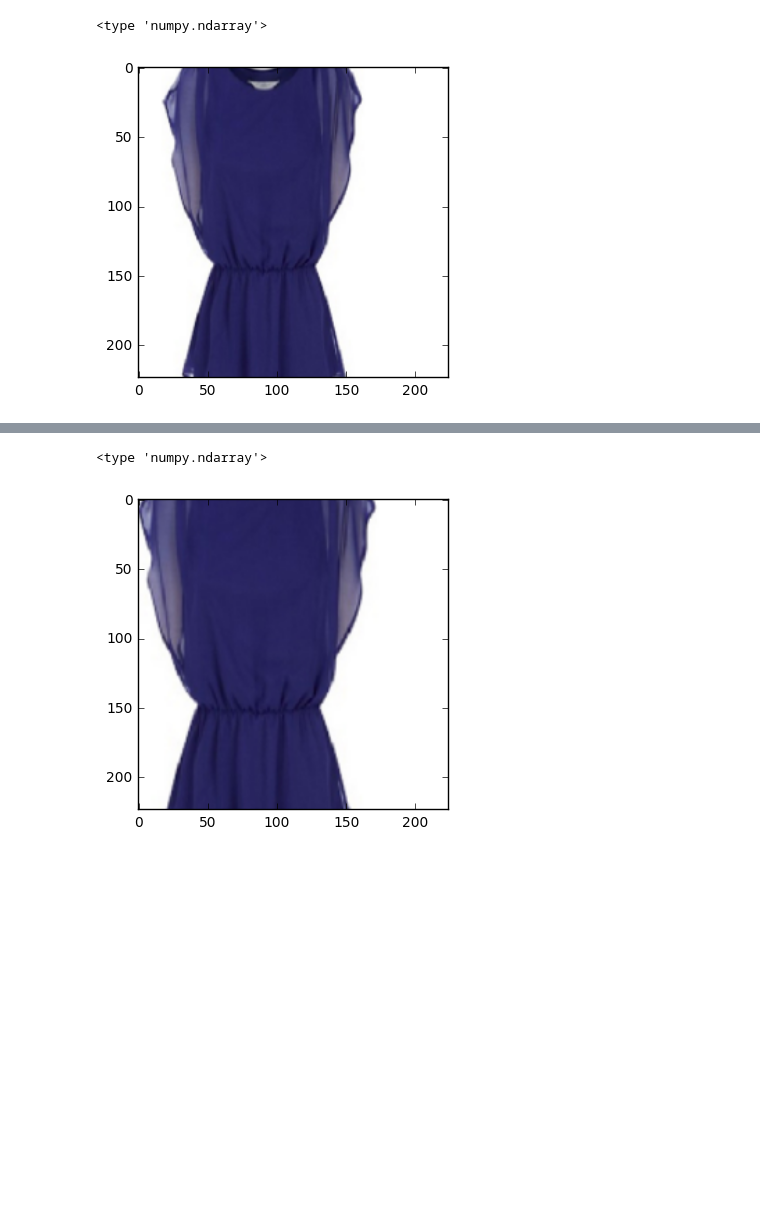
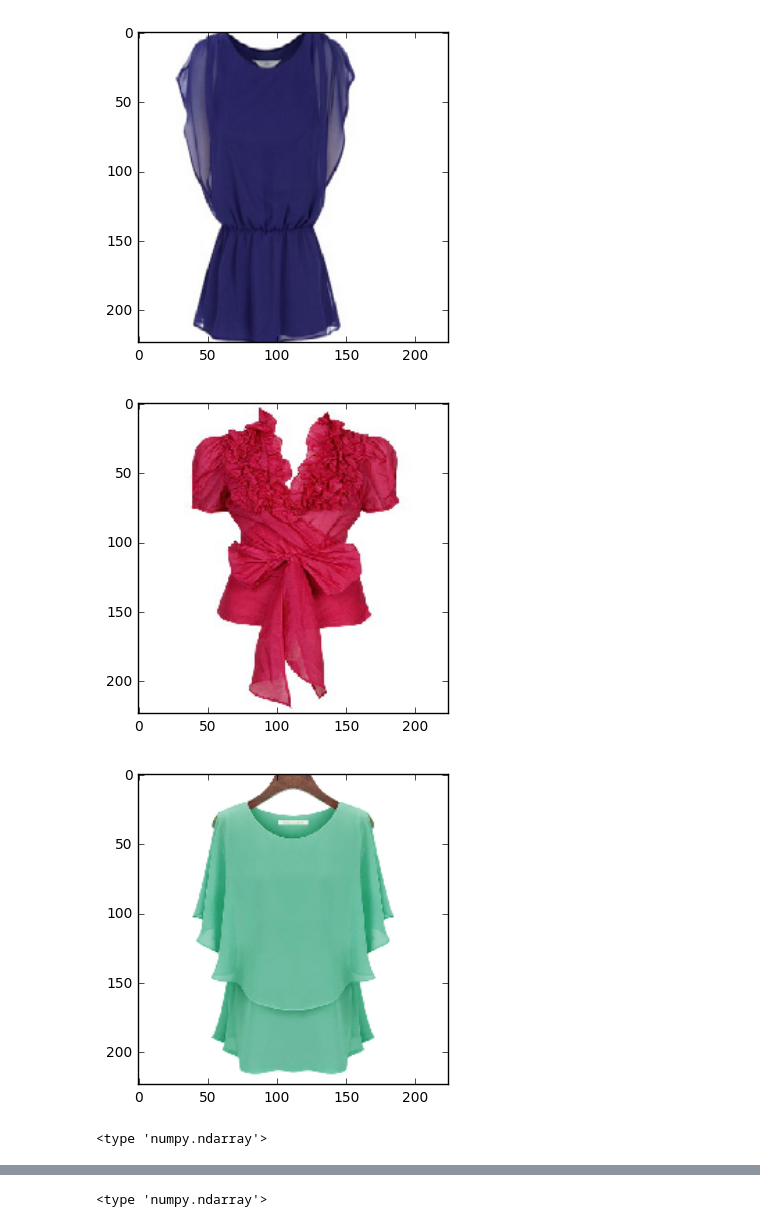
Before and after one commit to jorge190588/IA, a Jupyter notebook: TensorFlow con Docker/files/Examples/DataAugmentationTechniques/scaling.ipynb, the cells around one changed output, grey strips where cells are left out. Cells and saved outputs as stored; diff of their text form; code cells hidden in the pictures; blank space fills up the shorter version.

Commit message:
update scaling and translation files

```diff
--- a/TensorFlow con Docker/files/Examples/DataAugmentationTechniques/scaling.ipynb
+++ b/TensorFlow con Docker/files/Examples/DataAugmentationTechniques/scaling.ipynb
@@ -53,7 +86,7 @@ import matplotlib.image as mpimg
 import numpy as np
 import matplotlib.pyplot as plt
 IMAGE_SIZE = 224
-def tf_resize_images(rutaDeArchivos):
+def redimensionarImagenes(rutaDeArchivos):
     listaDeImagenes = []
     tf.reset_default_graph()
     imagenOriginal = tf.placeholder(tf.float32, (None, None, None))
@@ -61,8 +94,9 @@ def tf_resize_images(rutaDeArchivos):
     with tf.Session() as sess:
         sess.run(tf.global_variables_initializer())
         # Each image is resized individually as different image may be of different size.
+
         for contador, rutaDeImagen in enumerate(rutaDeArchivos):
-            print("Rutta de la imagen: "+str(rutaDeImagen))
+            print("Imagen # "+str(contador+1)+"/"+str(len(rutaDeArchivos))+" : "+str(rutaDeImagen))
             imagenDeEntrada = mpimg.imread(rutaDeImagen)[:, :, :3] # Do not read alpha channel.
             imagenConNuevoTamano = sess.run(tf_img, feed_dict = {imagenOriginal: imagenDeEntrada})
             imagenReparada= np.multiply(imagenConNuevoTamano, 1.0 / 255.0)
@@ -70,6 +104,5 @@ def tf_resize_images(rutaDeArchivos):
     listaDeImagenes = np.array(listaDeImagenes, dtype = np.float32) # Convert to numpy
     return listaDeImagenes
 
-#X_imgs = tf_resize_images(['/notebooks/imagenes/ropa/blusa1.jpg','/notebooks/imagenes/ropa/blusa2.jpg'])
-#imgplot = plt.imshow(X_imgs[0])
-#plt.show()
+# Obtener imagenes
+X_imgs = redimensionarImagenes(['/notebooks/imagenes/ropa/blusa1.jpg','/notebooks/imagenes/ropa/blusa2.jpg','/notebooks/imagenes/ropa/blusa3.jpg'])
@@ -76,22 +113,22 @@ def tf_resize_images(rutaDeArchivos):
 # %%
-def central_scale_images(listaDeImagenes, listaDeEscalas):
+def escalarImagenes(listaDeImagenes, listaDeEscalas):
     # Various settings needed for Tensorflow operation
-    boxes = np.zeros((len(listaDeEscalas), 4), dtype = np.float32)
 
+    recuadros = np.zeros((len(listaDeEscalas), 4), dtype = np.float32)
     for contador, escala in enumerate(listaDeEscalas):
         x1 = y1 = 0.5 - 0.5 * escala # To scale centrally
         x2 = y2 = 0.5 + 0.5 * escala
-        boxes[contador] = np.array([y1, x1, y2, x2], dtype = np.float32)
-        print("boxes[contador] "+str(boxes[contador]))
+        recuadros[contador] = np.array([y1, x1, y2, x2], dtype = np.float32)
+        print("recuadros[contador] "+str(recuadros[contador]))
 
-    box_ind = np.zeros((len(listaDeEscalas)), dtype = np.int32)
-    crop_size = np.array([IMAGE_SIZE, IMAGE_SIZE], dtype = np.int32)
+    numeroDeRecuadros = np.zeros((len(listaDeEscalas)), dtype = np.int32)
+    tamanoDelRecorte = np.array([IMAGE_SIZE, IMAGE_SIZE], dtype = np.int32)
 
     listaDeResultados = []
     tf.reset_default_graph()
-    X = tf.placeholder(tf.float32, shape = (1, IMAGE_SIZE, IMAGE_SIZE, 3))
+    imagenDeEntrada = tf.placeholder(tf.float32, shape = (1, IMAGE_SIZE, IMAGE_SIZE, 3))
     # Define Tensorflow operation for all scales but only one base image at a time
-    tf_img = tf.image.crop_and_resize(X, boxes, box_ind, crop_size)
+    operacionDeRecorteYredimensionamiento = tf.image.crop_and_resize(imagenDeEntrada, recuadros, numeroDeRecuadros, tamanoDelRecorte)
 
     with tf.Session() as sess:
         sess.run(tf.global_variables_initializer())
@@ -99,12 +136,12 @@ def central_scale_images(listaDeImagenes, listaDeEscalas):
         for imagen in listaDeImagenes:
             # np.expand_dims, expande las dimensiones de una matriz
             loteDeImagen = np.expand_dims(imagen, axis = 0)
-            imagenesEscaladas = sess.run(tf_img, feed_dict = {X: loteDeImagen})
+            imagenesEscaladas = sess.run(operacionDeRecorteYredimensionamiento, feed_dict = {imagenDeEntrada: loteDeImagen})
             listaDeResultados.extend(imagenesEscaladas)
 
     listaDeResultados = np.array(listaDeResultados, dtype = np.float32)
     return listaDeResultados
 
-# Produce each image at scaling of 90%, 75% and 60% of original image.
-scaled_imgs = central_scale_images(X_imgs, [0.90, 0.75, 0.60])
+# Produce each image at scaling of 90%, 75%, 60% and 50% of original image.
+imagenesEscaladas = escalarImagenes(X_imgs, [0.90, 0.75, 0.60, 0.50])
 # %% [output]
@@ -114,8 +152,16 @@ boxes[contador] [0.2 0.2 0.8 0.8]
 # %%
-for image in scaled_imgs:
+# Mostrar imagenes
+
+for imagen in X_imgs:
+    imgplot = plt.imshow(imagen)
+    plt.show()
+
+for image in imagenesEscaladas:
     print type(image)
     plt.imshow(image)
     plt.show()
 # %% [output]
+[figure, new version]
+[figure, new version]
+[figure, new version]
 <type 'numpy.ndarray'>
-[figure, old version]
@@ -122,2 +169 @@ for image in scaled_imgs:
 <type 'numpy.ndarray'>
-[figure, old version]
```
Also changed, not shown: parts of 5 cells of this notebook, 1 other file.
